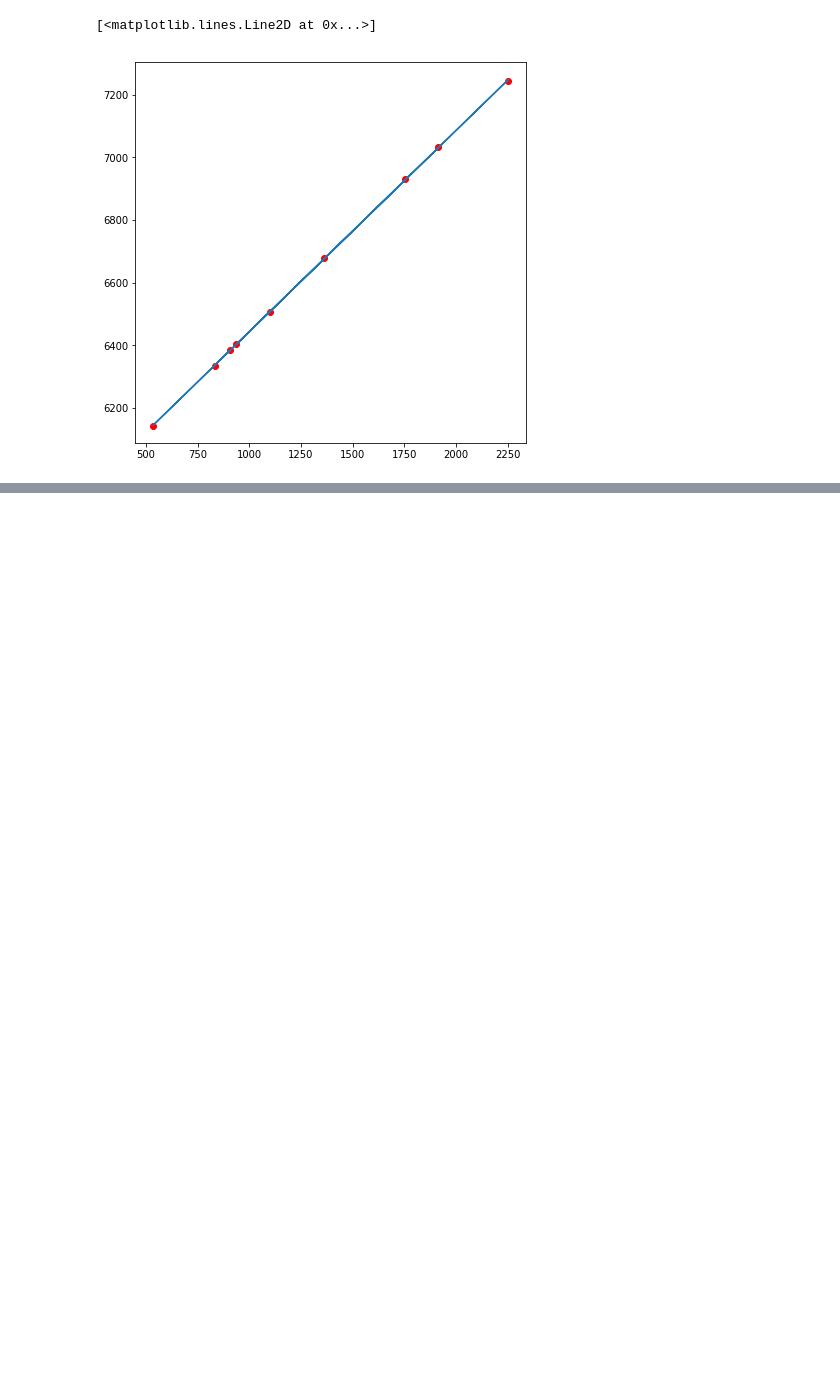
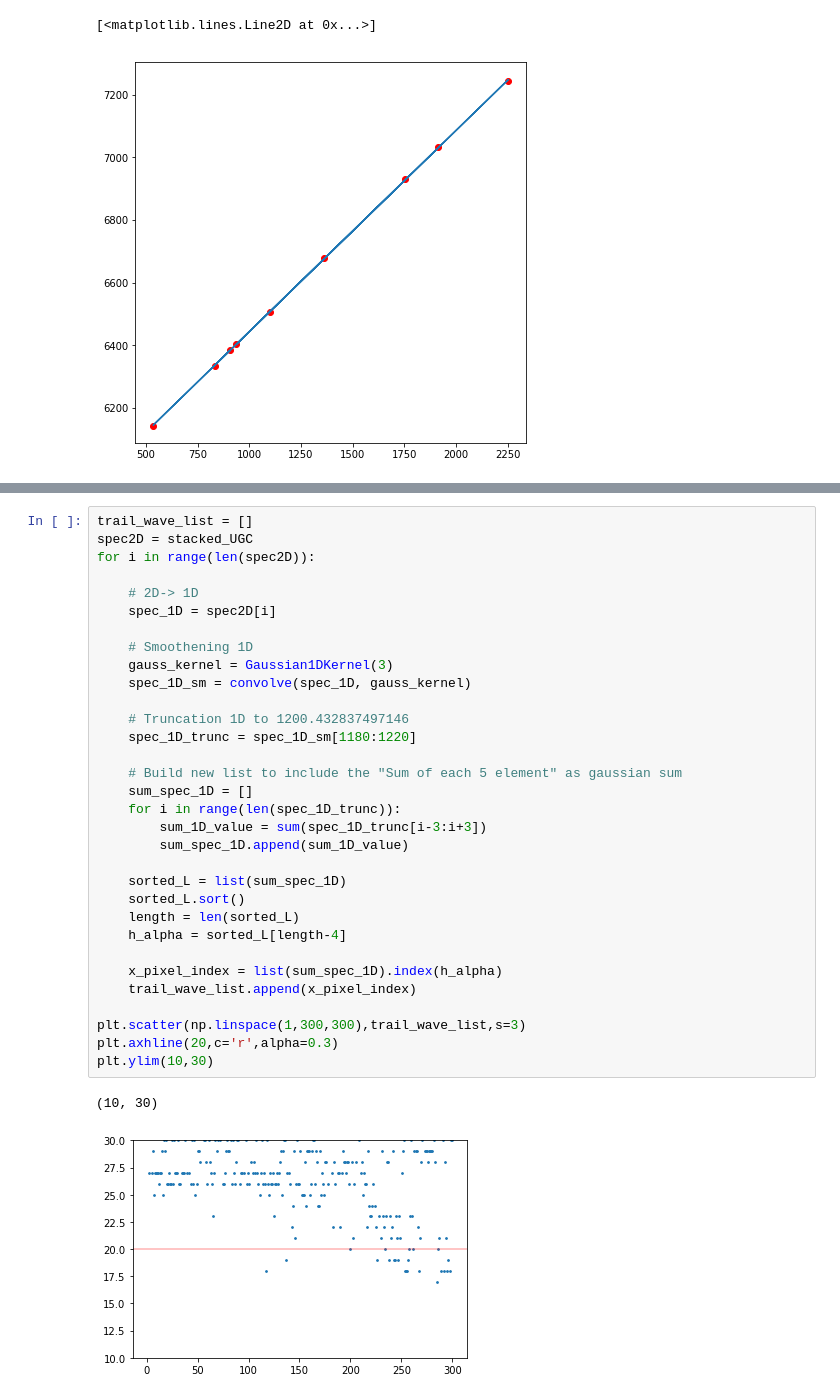
Before and after one commit to PengpeiZhu/ASTR136, a Jupyter notebook: dark_matter_data_handle.ipynb, the cells around one changed output, grey strips where cells are left out. Cells and saved outputs as stored; diff of their text form; blank space fills up the shorter version.

```diff
--- a/dark_matter_data_handle.ipynb
+++ b/dark_matter_data_handle.ipynb
@@ -162,0 +233,35 @@ calibration parameteres 0.6428146133864798 5800.269909667837
+# %%
+trail_wave_list = []
+spec2D = stacked_UGC
+for i in range(len(spec2D)):
+
+    # 2D-> 1D
+    spec_1D = spec2D[i]
+
+    # Smoothening 1D
+    gauss_kernel = Gaussian1DKernel(3)
+    spec_1D_sm = convolve(spec_1D, gauss_kernel)
+
+    # Truncation 1D to 1200.432837497146
+    spec_1D_trunc = spec_1D_sm[1180:1220]
+
+    # Build new list to include the "Sum of each 5 element" as gaussian sum
+    sum_spec_1D = []
+    for i in range(len(spec_1D_trunc)):
+        sum_1D_value = sum(spec_1D_trunc[i-3:i+3])
+        sum_spec_1D.append(sum_1D_value)
+
+    sorted_L = list(sum_spec_1D)
+    sorted_L.sort()
+    length = len(sorted_L)
+    h_alpha = sorted_L[length-4]
+
+    x_pixel_index = list(sum_spec_1D).index(h_alpha)
+    trail_wave_list.append(x_pixel_index)
+
+plt.scatter(np.linspace(1,300,300),trail_wave_list,s=3)
+plt.axhline(20,c='r',alpha=0.3)
+plt.ylim(10,30)
+# %% [output]
+(10, 30)
+[figure, added]
```
Also changed, not shown: parts of 24 cells of this notebook.
